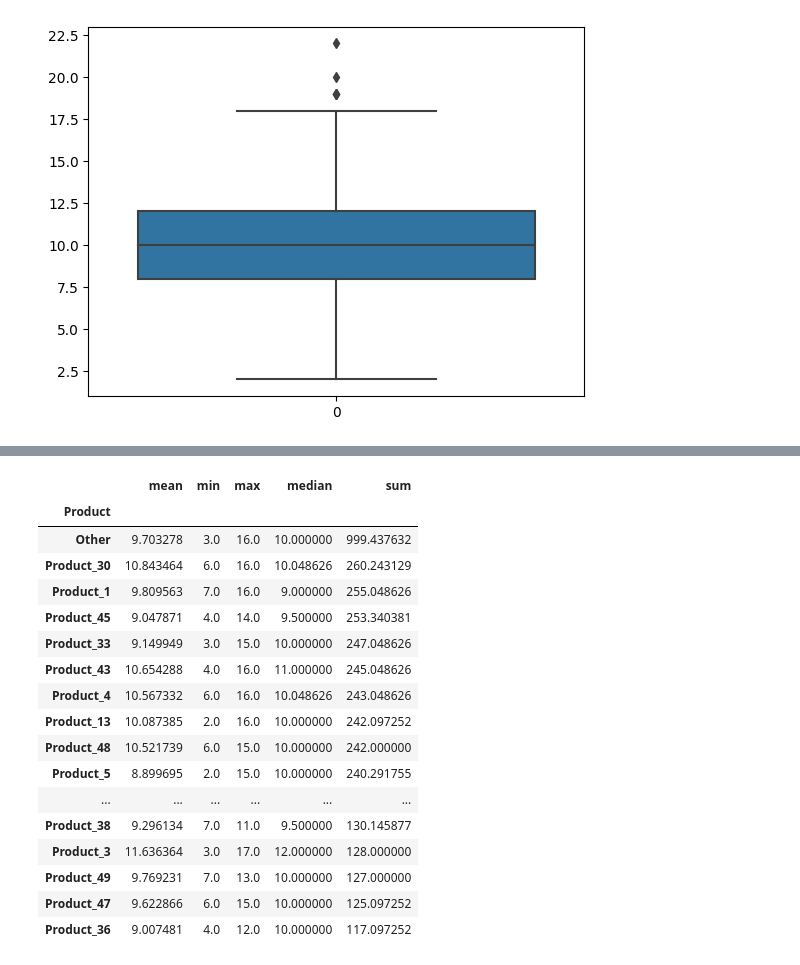
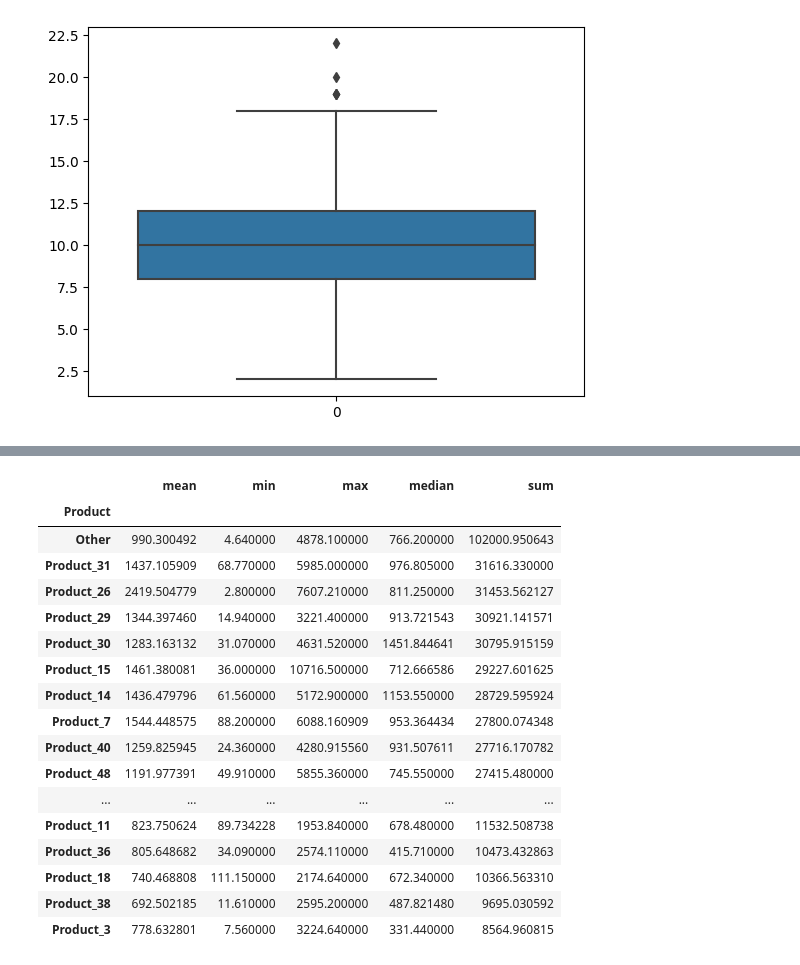
Before and after one commit to LuyiLiuAmber/Luyi, a Jupyter notebook: assignment 1/Luyi Liu_assign1.ipynb, the cells around one changed output, grey strips where cells are left out. Saved outputs shown, nothing was run; the diff lists cells and outputs as text; code cells hidden in the pictures.

```diff
--- a/assignment 1/Luyi Liu_assign1.ipynb
+++ b/assignment 1/Luyi Liu_assign1.ipynb
@@ -261,0 +195,3 @@ sns.boxplot(x="Product", y="Units Sold", data = df)
+# %%
+#Add Total Sales column
+df['Total Sales'] = df['Price'] * df['Units Sold']
@@ -262,22 +215,22 @@ sns.boxplot(x="Product", y="Units Sold", data = df)
 # %%
-
-df.groupby('Product')['Units Sold'].aggregate(['mean','min','max','median',"sum"]).sort_values('sum',ascending= False)
+# show the mean min max median and sum(total) of Total Sales of different products
+df.groupby('Product')['Total Sales'].aggregate(['mean','min','max','median',"sum"]).sort_values('sum',ascending= False)
 # %% [output]
 |  | mean | min | max | median | sum |
 | Product |  |  |  |  |  |
-| Other | 9.703278 | 3.0 | 16.0 | 10.000000 | 999.437632 |
-| Product_30 | 10.843464 | 6.0 | 16.0 | 10.048626 | 260.243129 |
-| Product_1 | 9.809563 | 7.0 | 16.0 | 9.000000 | 255.048626 |
-| Product_45 | 9.047871 | 4.0 | 14.0 | 9.500000 | 253.340381 |
-| Product_33 | 9.149949 | 3.0 | 15.0 | 10.000000 | 247.048626 |
-| Product_43 | 10.654288 | 4.0 | 16.0 | 11.000000 | 245.048626 |
-| Product_4 | 10.567332 | 6.0 | 16.0 | 10.048626 | 243.048626 |
-| Product_13 | 10.087385 | 2.0 | 16.0 | 10.000000 | 242.097252 |
-| Product_48 | 10.521739 | 6.0 | 15.0 | 10.000000 | 242.000000 |
-| Product_5 | 8.899695 | 2.0 | 15.0 | 10.000000 | 240.291755 |
+| Other | 990.300492 | 4.640000 | 4878.100000 | 766.200000 | 102000.950643 |
+| Product_31 | 1437.105909 | 68.770000 | 5985.000000 | 976.805000 | 31616.330000 |
+| Product_26 | 2419.504779 | 2.800000 | 7607.210000 | 811.250000 | 31453.562127 |
+| Product_29 | 1344.397460 | 14.940000 | 3221.400000 | 913.721543 | 30921.141571 |
+| Product_30 | 1283.163132 | 31.070000 | 4631.520000 | 1451.844641 | 30795.915159 |
+| Product_15 | 1461.380081 | 36.000000 | 10716.500000 | 712.666586 | 29227.601625 |
+| Product_14 | 1436.479796 | 61.560000 | 5172.900000 | 1153.550000 | 28729.595924 |
+| Product_7 | 1544.448575 | 88.200000 | 6088.160909 | 953.364434 | 27800.074348 |
+| Product_40 | 1259.825945 | 24.360000 | 4280.915560 | 931.507611 | 27716.170782 |
+| Product_48 | 1191.977391 | 49.910000 | 5855.360000 | 745.550000 | 27415.480000 |
 | ... | ... | ... | ... | ... | ... |
-| Product_38 | 9.296134 | 7.0 | 11.0 | 9.500000 | 130.145877 |
-| Product_3 | 11.636364 | 3.0 | 17.0 | 12.000000 | 128.000000 |
-| Product_49 | 9.769231 | 7.0 | 13.0 | 10.000000 | 127.000000 |
-| Product_47 | 9.622866 | 6.0 | 15.0 | 10.000000 | 125.097252 |
-| Product_36 | 9.007481 | 4.0 | 12.0 | 10.000000 | 117.097252 |
+| Product_11 | 823.750624 | 89.734228 | 1953.840000 | 678.480000 | 11532.508738 |
+| Product_36 | 805.648682 | 34.090000 | 2574.110000 | 415.710000 | 10473.432863 |
+| Product_18 | 740.468808 | 111.150000 | 2174.640000 | 672.340000 | 10366.563310 |
+| Product_38 | 692.502185 | 11.610000 | 2595.200000 | 487.821480 | 9695.030592 |
+| Product_3 | 778.632801 | 7.560000 | 3224.640000 | 331.440000 | 8564.960815 |
```
Also changed, not shown: parts of 39 cells of this notebook.
